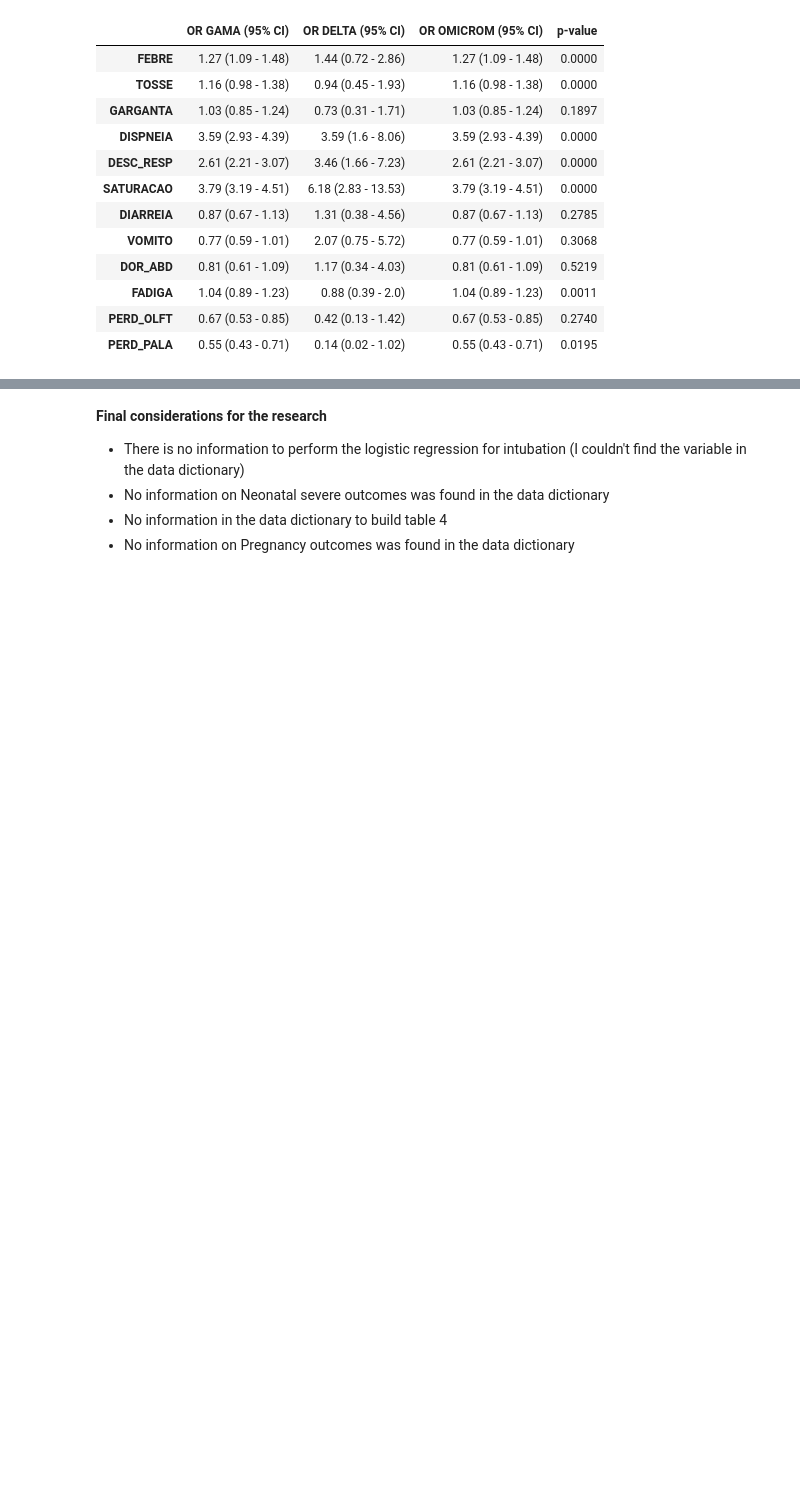
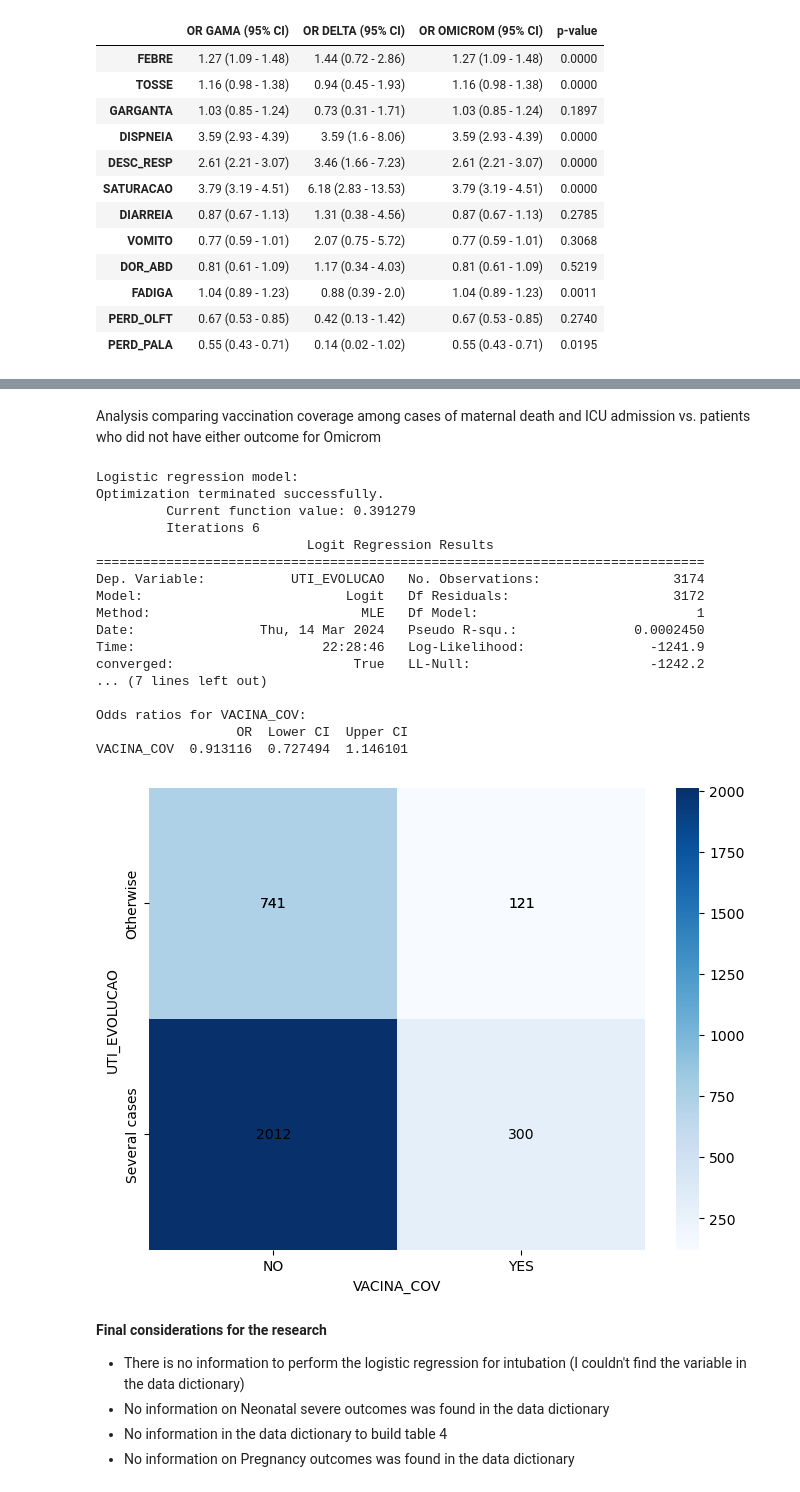
Before and after one commit to LucasTramonte/Analysis-SARS-CoV-2-variants, a Jupyter notebook: Logistic_Regression.ipynb, the cells around one changed output, grey strips where cells are left out. Drawn from its saved outputs; the diff is of its cells as text; code cells hidden in the pictures; blank space fills up the shorter version.

Commit message:
vaccine analysis

```diff
--- a/Logistic_Regression.ipynb
+++ b/Logistic_Regression.ipynb
@@ -1042,0 +1211,2 @@ To carry out an analysis comparing vaccination coverage among cases of (maternal
+# %% [markdown]
+Analysis comparing vaccination coverage among cases of maternal death and ICU admission vs. patients who did not have either outcome for Omicrom
@@ -1043,3 +1237,62 @@ To carry out an analysis comparing vaccination coverage among cases of (maternal
+# %%
+# Logistic regression model
+print(f"Logistic regression model:")
+model = smf.logit("UTI_EVOLUCAO ~ VACINA_COV" , data=df_temp).fit()
+print(model.summary())
+
+# Odds ratios
+odds_ratios = pd.DataFrame(
+    {
+        "OR": model.params,
+        "Lower CI": model.conf_int()[0],
+        "Upper CI": model.conf_int()[1],
+    }
+)
+odds_ratios = np.exp(odds_ratios)
+odds_ratios = odds_ratios.iloc[1:3]
+
+# Plot odds ratios
+print()
+print(f"Odds ratios for VACINA_COV:")
+print(odds_ratios)
+print()
+
+# Crosstab
+crosstab = pd.crosstab(df_temp["VACINA_COV"], df_temp["UTI_EVOLUCAO"])
+
+crosstab.rename(columns={1: "YES", 0: "NO"}, index={0: "Otherwise", 1: "Several cases"}, inplace=True)
+
+plt.figure(figsize=(8, 6))
+ax = sn.heatmap(crosstab, annot=True, fmt="d", cmap="Blues", cbar=True)
+
+# Add values to each cell
+for i in range(len(crosstab)):
+    for j in range(len(crosstab.columns)):
+        ax.text(j + 0.5, i + 0.5, crosstab.iloc[i, j],
+                ha='center', va='center', color='black', fontsize=10)
+
+plt.xlabel("VACINA_COV")
+plt.ylabel("UTI_EVOLUCAO")
+plt.show()
+# %% [output]
+Logistic regression model:
+Optimization terminated successfully.
+         Current function value: 0.391279
+         Iterations 6
+                           Logit Regression Results
+==============================================================================
+Dep. Variable:           UTI_EVOLUCAO   No. Observations:                 3174
+Model:                          Logit   Df Residuals:                     3172
+Method:                           MLE   Df Model:                            1
+Date:                Thu, 14 Mar 2024   Pseudo R-squ.:               0.0002450
+Time:                        22:28:46   Log-Likelihood:                -1241.9
+converged:                       True   LL-Null:                       -1242.2
+... (7 lines left out)
+
+Odds ratios for VACINA_COV:
+                  OR  Lower CI  Upper CI
+VACINA_COV  0.913116  0.727494  1.146101
+[figure, added]
 # %% [markdown]
 **Final considerations for the research**
 
```
Also changed, not shown: parts of 25 cells of this notebook.
